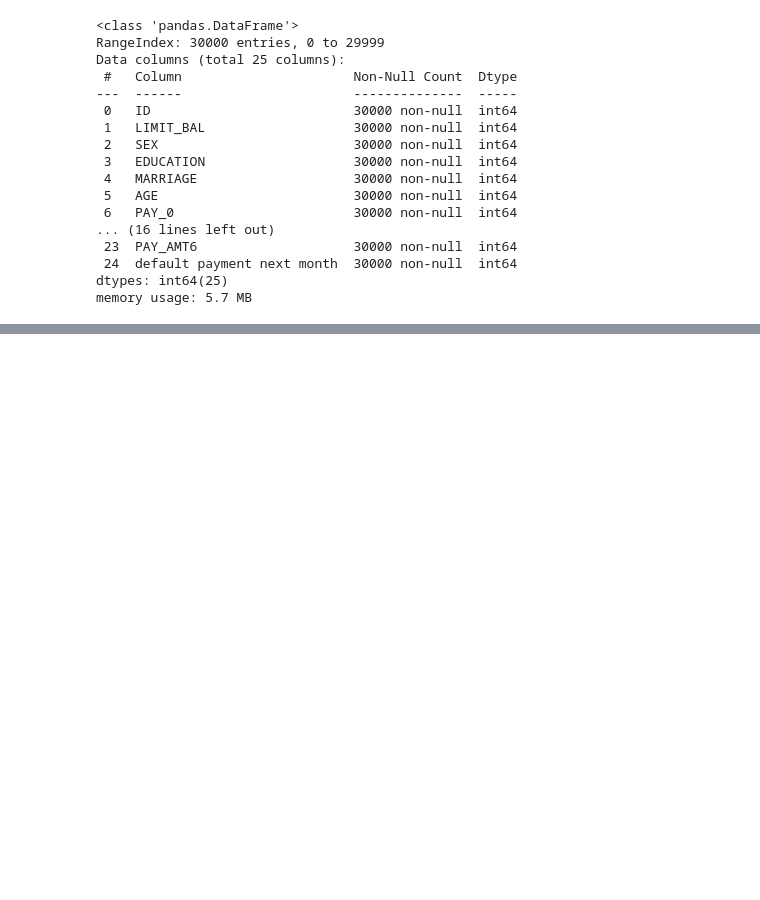
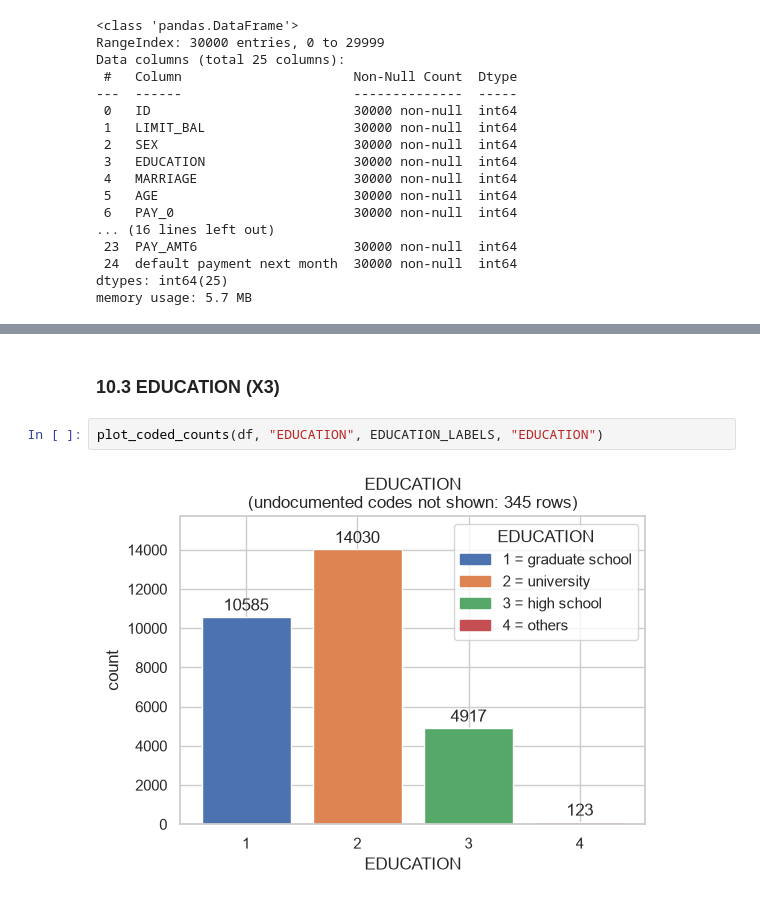
Before and after one commit to m-mahdi-jafari-yazani/credit-card-default-prediction, a Jupyter notebook: notebooks/01_data_overview.ipynb, the cells around one changed output, grey strips where cells are left out. Drawn from its saved outputs; the diff is of its cells as text; blank space fills up the shorter version.

```diff
--- a/notebooks/01_data_overview.ipynb
+++ b/notebooks/01_data_overview.ipynb
@@ -53,0 +301,6 @@ Name: proportion, dtype: float64
+# %% [markdown]
+### 10.3 EDUCATION (X3)
+# %%
+plot_coded_counts(df, "EDUCATION", EDUCATION_LABELS, "EDUCATION")
+# %% [output]
+[figure, added]
```
Also changed, not shown: parts of 49 cells of this notebook.
